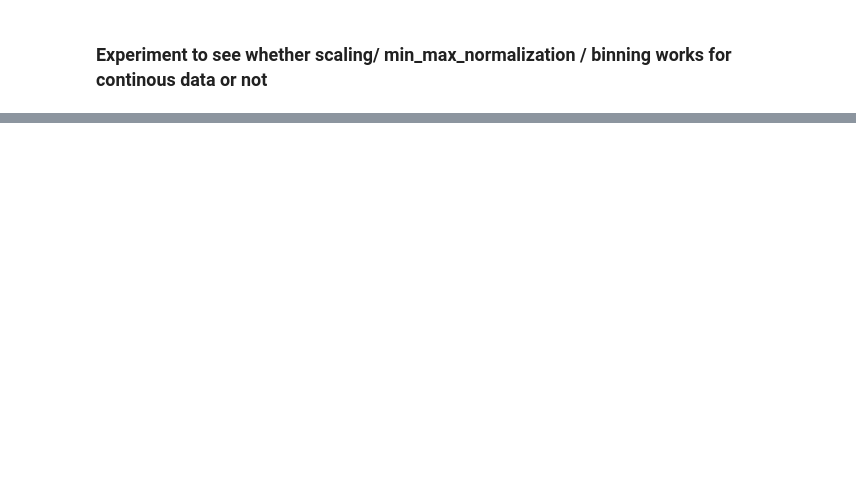
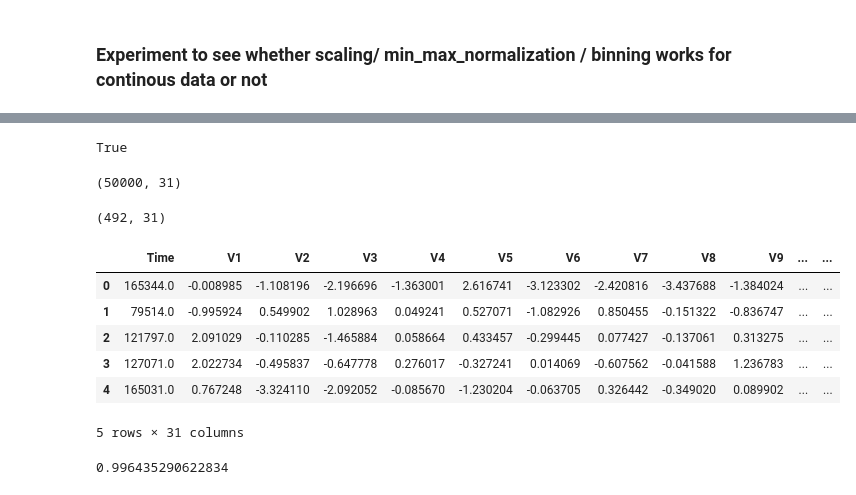
Before and after one commit to AJAkil/ML-Sessional, a Jupyter notebook: Assignment-1/exp.ipynb, the cells around one changed output, grey strips where cells are left out. Saved outputs shown, nothing was run; the diff lists cells and outputs as text; code cells hidden in the pictures; blank space fills up the shorter version.

```diff
--- a/Assignment-1/exp.ipynb
+++ b/Assignment-1/exp.ipynb
@@ -770,0 +1063,39 @@ df.columns.tolist()
+# %%
+normal_indices = df[df['Class'] == 0].index
+fraud_indices = df[df['Class'] == 1].index
+
+# sanity check
+len(normal_indices.tolist() + fraud_indices.tolist()) == len(df)
+# %% [output]
+True
+# %%
+random_normal_indices  = np.random.choice(normal_indices, 50000, replace=False)
+
+random_normal_sample_df = df.iloc[random_normal_indices, :]
+random_normal_sample_df.shape
+# %% [output]
+(50000, 31)
+# %%
+fraud_df = df.iloc[fraud_indices, :]
+
+fraud_df.shape
+# %% [output]
+(492, 31)
+# %%
+final_df = pd.concat([random_normal_sample_df, fraud_df])
+
+final_df.reset_index(inplace=True, drop=True)
+
+final_df.head()
+# %% [output]
+|  | Time | V1 | V2 | V3 | V4 | V5 | V6 | V7 | V8 | V9 | ... | ... |
+| 0 | 165344.0 | -0.008985 | -1.108196 | -2.196696 | -1.363001 | 2.616741 | -3.123302 | -2.420816 | -3.437688 | -1.384024 | ... | ... |
+| 1 | 79514.0 | -0.995924 | 0.549902 | 1.028963 | 0.049241 | 0.527071 | -1.082926 | 0.850455 | -0.151322 | -0.836747 | ... | ... |
+| 2 | 121797.0 | 2.091029 | -0.110285 | -1.465884 | 0.058664 | 0.433457 | -0.299445 | 0.077427 | -0.137061 | 0.313275 | ... | ... |
+| 3 | 127071.0 | 2.022734 | -0.495837 | -0.647778 | 0.276017 | -0.327241 | 0.014069 | -0.607562 | -0.041588 | 1.236783 | ... | ... |
+| 4 | 165031.0 | 0.767248 | -3.324110 | -2.092052 | -0.085670 | -1.230204 | -0.063705 | 0.326442 | -0.349020 | 0.089902 | ... | ... |
+5 rows × 31 columns
+# %%
+logr(final_df, 'Class', max_iter=1000)
+# %% [output]
+0.996435290622834
```
Also changed, not shown: parts of 38 cells of this notebook, 1 other file.
